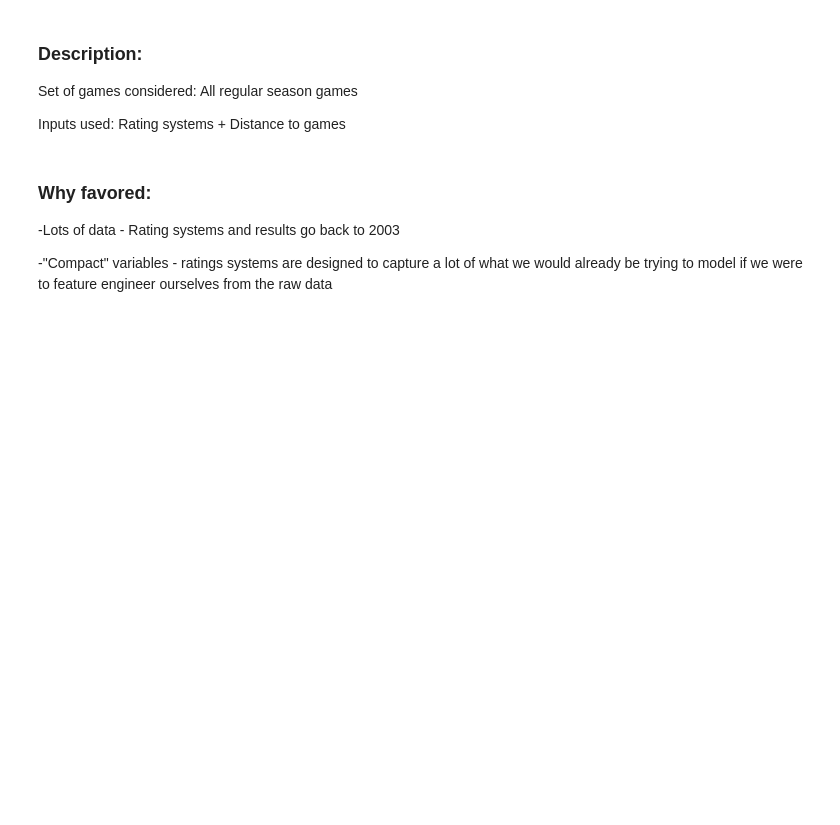
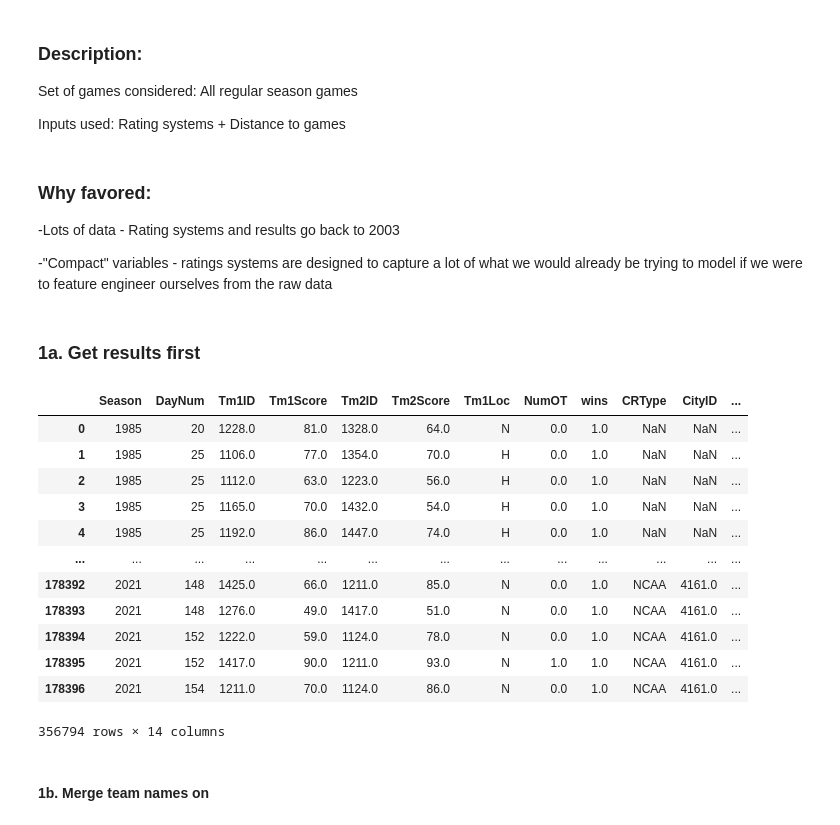
Before and after one commit to kevniu95/NCAA-Tournament-Modeler-Project, a Jupyter notebook: source/prediction_models/ml_helper.ipynb, the cells around one changed output. Drawn from its saved outputs; the diff is of its cells as text; code cells hidden in the pictures; blank space fills up the shorter version.

```diff
--- a/source/prediction_models/ml_helper.ipynb
+++ b/source/prediction_models/ml_helper.ipynb
@@ -6,11 +9,10 @@ pd.set_option('display.max_columns', None)
 # %%
 DATA = '../data/'
 KAG = DATA + 'kaggle_data/'
-# pd.read_csv(KAG + 'MRegularSeasonCompactResults.csv')
-# pd.read_csv(KAG + 'MNCAATourneyCompactResults.csv')
 
+teams = pd.read_csv(KAG + 'MTeams.csv')
 reg = pd.read_csv(KAG + 'MRegularSeasonCompactResults.csv')
-post = pd.read_csv(KAG  + 'MRegularSeasonCompactResults.csv')
+post = pd.read_csv(KAG  + 'MNCAATourneyCompactResults.csv')
 cities = pd.read_csv(KAG + 'Cities.csv')
 gameCities = pd.read_csv(KAG + 'MGameCities.csv')
 ords = pd.read_csv(KAG + 'MMasseyOrdinals.csv')
@@ -63,3 +32,14 @@ Rating systems + Distance to games
 -Lots of data - Rating systems and results go back to 2003
 
 -"Compact" variables - ratings systems are designed to capture a lot of what we would already be trying to model if we were to feature engineer ourselves from the raw data
+# %% [markdown]
+### 1a. Get results first
+# %%
+assert all(post.columns == reg.columns)
+all_games = pd.concat([reg, post])
+all_games['wins'] = 1
+all_games.rename(columns = {'WTeamID':'Tm1ID',
+                            'LTeamID':'Tm2ID',
+                            'WScore' : 'Tm1Score',
+                            'LScore' : 'Tm2Score',
+                            'WLoc' : 'Tm1Loc'}, inplace = True)
@@ -65,0 +87,14 @@ Rating systems + Distance to games
+# %%
+"""
+==================
+A. Copy and stack
+==================
+"""
+all_games_c = all_games.copy()
+all_games_c.rename(columns = {'Tm1ID' : 'Tm2ID',
+                            'Tm2ID' : 'Tm1ID',
+                            'Tm1Score' : 'Tm2Score',
+                            'Tm2Score' : 'Tm1Score'
+                            }, inplace = True)
+all_games_c['Tm1Loc'] = all_games_c['Tm1Loc'].replace({'H': 'A', 'A':'H'})
+all_games_f = pd.concat([all_games, all_games_c])
@@ -65,0 +132,18 @@ Rating systems + Distance to games
+# %%
+all_games_f
+# %% [output]
+|  | Season | DayNum | Tm1ID | Tm1Score | Tm2ID | Tm2Score | Tm1Loc | NumOT | wins | CRType | CityID | ... |
+| 0 | 1985 | 20 | 1228.0 | 81.0 | 1328.0 | 64.0 | N | 0.0 | 1.0 | NaN | NaN | ... |
+| 1 | 1985 | 25 | 1106.0 | 77.0 | 1354.0 | 70.0 | H | 0.0 | 1.0 | NaN | NaN | ... |
+| 2 | 1985 | 25 | 1112.0 | 63.0 | 1223.0 | 56.0 | H | 0.0 | 1.0 | NaN | NaN | ... |
+| 3 | 1985 | 25 | 1165.0 | 70.0 | 1432.0 | 54.0 | H | 0.0 | 1.0 | NaN | NaN | ... |
+| 4 | 1985 | 25 | 1192.0 | 86.0 | 1447.0 | 74.0 | H | 0.0 | 1.0 | NaN | NaN | ... |
+| ... | ... | ... | ... | ... | ... | ... | ... | ... | ... | ... | ... | ... |
+| 178392 | 2021 | 148 | 1425.0 | 66.0 | 1211.0 | 85.0 | N | 0.0 | 1.0 | NCAA | 4161.0 | ... |
+| 178393 | 2021 | 148 | 1276.0 | 49.0 | 1417.0 | 51.0 | N | 0.0 | 1.0 | NCAA | 4161.0 | ... |
+| 178394 | 2021 | 152 | 1222.0 | 59.0 | 1124.0 | 78.0 | N | 0.0 | 1.0 | NCAA | 4161.0 | ... |
+| 178395 | 2021 | 152 | 1417.0 | 90.0 | 1211.0 | 93.0 | N | 1.0 | 1.0 | NCAA | 4161.0 | ... |
+| 178396 | 2021 | 154 | 1211.0 | 70.0 | 1124.0 | 86.0 | N | 0.0 | 1.0 | NCAA | 4161.0 | ... |
+356794 rows × 14 columns
+# %% [markdown]
+#### 1b. Merge team names on
```
Also changed, not shown: parts of 29 cells of this notebook, 3 other files.
